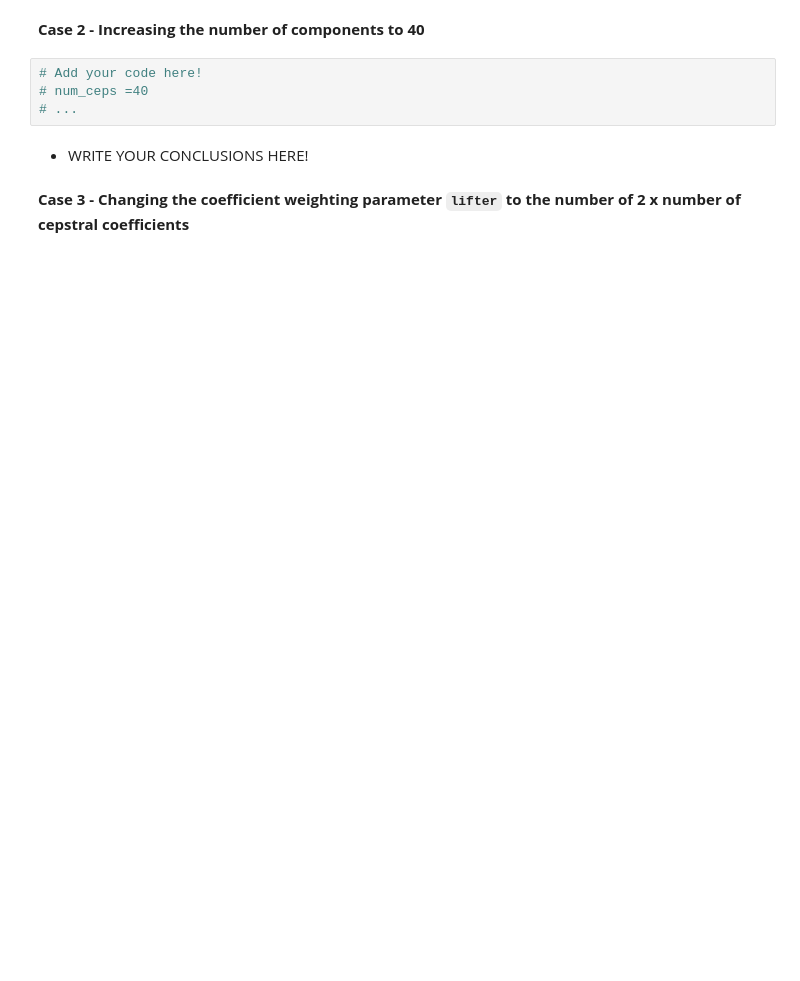
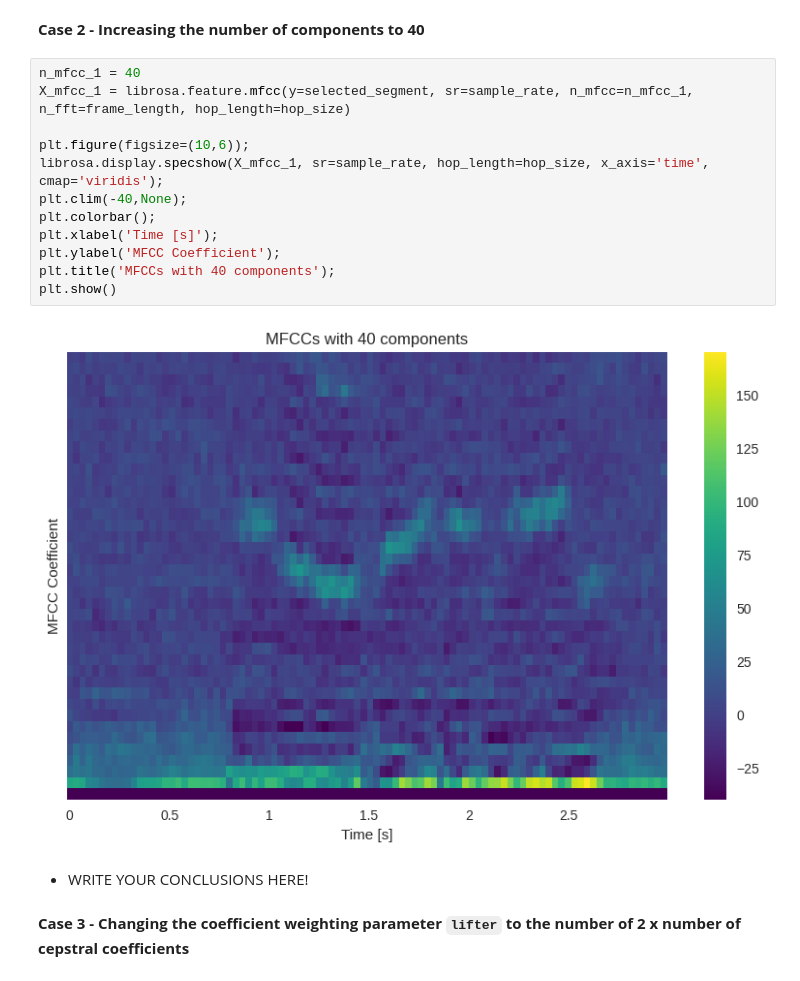
Before and after one commit to AleCupSound/SelectedTopicsInMusicAndAcousticsEngineering, a Jupyter notebook: Lab_1_students.ipynb, the cells around one changed output. Saved outputs shown, nothing was run; the diff lists cells and outputs as text; blank space fills up the shorter version.

```diff
--- a/Lab_1_students.ipynb
+++ b/Lab_1_students.ipynb
@@ -871,9 +872,19 @@ plt.ylabel('MFCC Coefficient');
 # %% [markdown]
 **Case 2 - Increasing the number of components to 40**
-# %%
-# Add your code here!
-# num_ceps =40
-# ...
+# %%
+n_mfcc_1 = 40
+X_mfcc_1 = librosa.feature.mfcc(y=selected_segment, sr=sample_rate, n_mfcc=n_mfcc_1, n_fft=frame_length, hop_length=hop_size)
+
+plt.figure(figsize=(10,6));
+librosa.display.specshow(X_mfcc_1, sr=sample_rate, hop_length=hop_size, x_axis='time', cmap='viridis');
+plt.clim(-40,None);
+plt.colorbar();
+plt.xlabel('Time [s]');
+plt.ylabel('MFCC Coefficient');
+plt.title('MFCCs with 40 components');
+plt.show()
+# %% [output]
+[figure, added]
 # %% [markdown]
 * WRITE YOUR CONCLUSIONS HERE!
 # %% [markdown]
```
Also changed, not shown: parts of 7 cells of this notebook.
